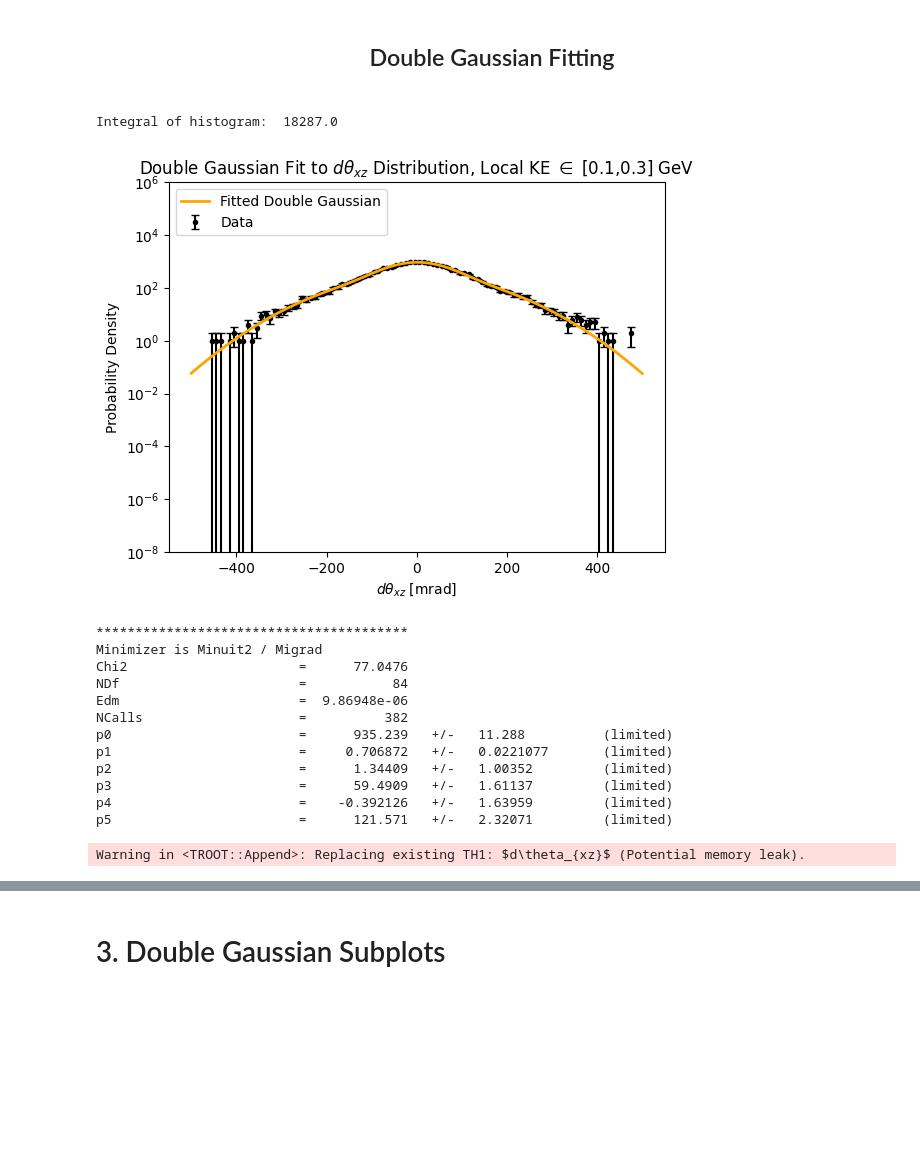
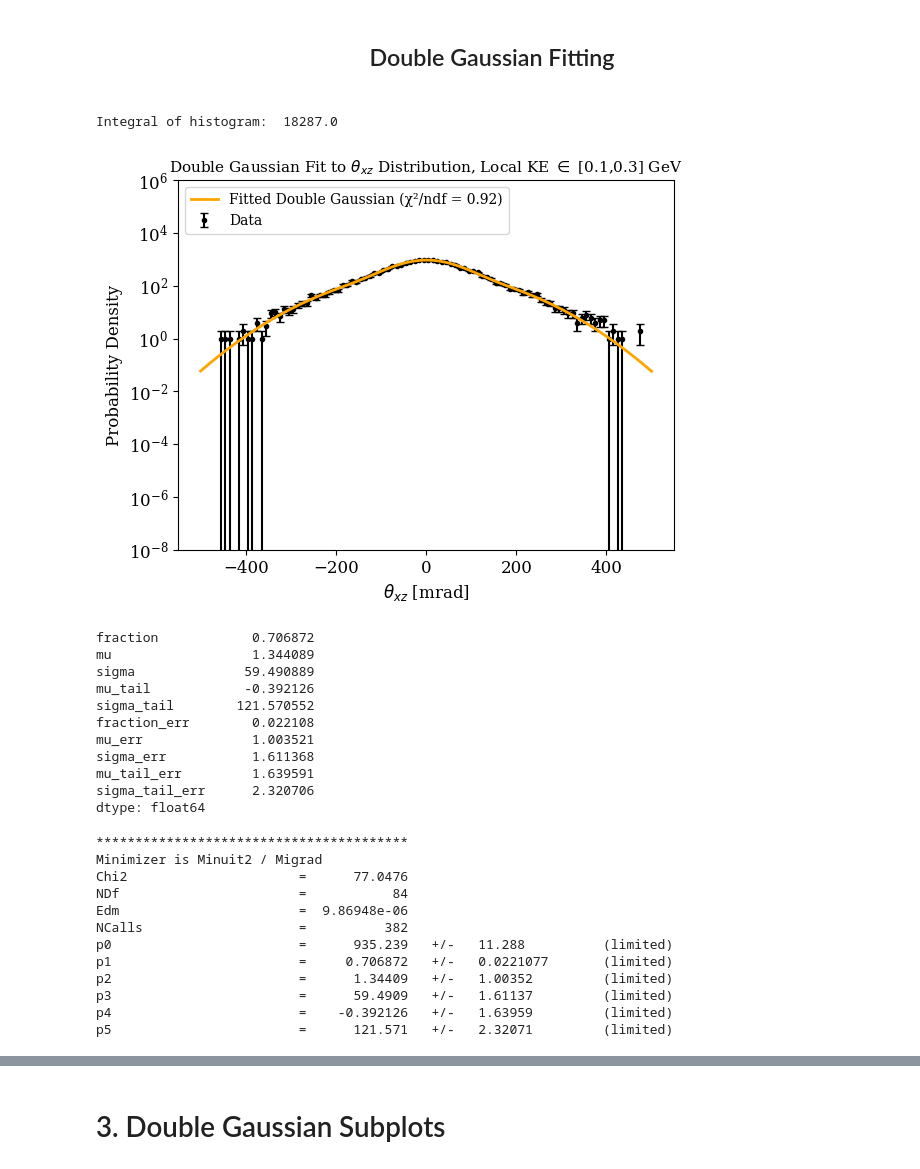
Before and after one commit to rhin525/mcs-dgaus, a Jupyter notebook: notebooks/mcs_MCSimStudy.ipynb, the cells around one changed output, grey strips where cells are left out. Saved outputs shown, nothing was run; the diff lists cells and outputs as text; code cells hidden in the pictures; blank space fills up the shorter version.

Commit message:
Added chi2/ndf to legend of double_gaus_fit_5param plots. Updated subplots function to take user input for input parameters to encourage accurate fitting.

```diff
--- a/notebooks/mcs_MCSimStudy.ipynb
+++ b/notebooks/mcs_MCSimStudy.ipynb
@@ -210,15 +210,17 @@ Info in <TCanvas::MakeDefCanvas>:  created default TCanvas with name c1
 <h2 style='text-align: center'>Double Gaussian Fitting<h2>
 # %%
 def double_gaus_fit_5param(df,column,energyBounds=[],name="",core=False,tail=False,nbins=1000):
+    plt.rc('font', family='serif', size=12)
     series = df[column]
     e1 = energyBounds[0]
     e2 = energyBounds[1]
+    #parameters = [420.,0.98,0.,70.,0.,300.5]
     counter = 0
     energyNew = []
     dataNew = []
     #Performing a cut on the muon energies and dtheta_xz to only include those within the specified energy bin
     while counter < len(series):
-        if muonEnergies[counter] > e1 and muonEnergies[counter] < e2:
+        if muonEnergies[counter] >= e1 and muonEnergies[counter] <= e2:
             dataNew.append(series.values[counter])
             energyNew.append(muonEnergies[counter])
         counter += 1
@@ -226,7 +228,7 @@ def double_gaus_fit_5param(df,column,energyBounds=[],name="",core=False,tail=Fal
 
     func1 = TF1('func1', ROOT.double_gaus_norm, -500, 500, 6) #Create double gaussian function with 6 parameters, *Make a limit on params
     #func1.SetParameters(410., 0.452, 70., 0.4972, 300.5) #[0.1,0.3 init]
-    func1.SetParameters(420.,0.98,0.,70.,0,300.5)
+    func1.SetParameters()
     #func1.SetParameters(420., 0.5, 500., 2., 40.1, 1000.5)
     # fit range for scaling factor
     func1.SetParLimits(0, 0., 1000.)
@@ -254,52 +256,68 @@ def double_gaus_fit_5param(df,column,energyBounds=[],name="",core=False,tail=Fal
 
     mu_err,sigma_err = func1.GetParError(2), func1.GetParError(3)
     mu_tail_err,sigma_tail_err = func1.GetParError(4), func1.GetParError(5)
     scale_err,fraction_err = func1.GetParError(0), func1.GetParError(1)
 
+    #Getting fit results (chi squared, ndf)
+    chi2 = func1.GetChisquare()
+    ndf = func1.GetNDF()
+    chi2_ndf = chi2/ndf
+
     bin_heights, bin_borders = np.histogram(seriesNew, bins=nbins, range=(-500, 500)) #Normalizing histogram to 1
-    normalized_heights = bin_heights / np.sum(bin_heights) # Normalize the histogram heights
     bin_centers = (bin_borders[:-1] + bin_borders[1:]) / 2
     plt.errorbar(bin_centers, bin_heights, yerr=np.sqrt(bin_heights), fmt='o', color='black', label='Data',markersize=3, capsize=3, linewidth=1.5, zorder=1)
 
-    #plt.errorbar(bin_centers, normalized_heights, yerr=np.sqrt(normalized_heights), fmt='o', color='black', label='Data',markersize=3, capsize=3, linewidth=1.5, zorder=1)
     plt.yscale('log')
 
     x = np.linspace(-500, 500, nbins)
     pdf = scale *fraction * np.exp(-0.5 * ((x - mu) / sigma) ** 2) #Probability for core gaus
     pdf_tail = scale*(1-fraction) * np.exp(-0.5 * ((x - mu_tail) / sigma_tail) ** 2) #Probability for tail gaus
     double_pdf = pdf + pdf_tail
 
     if core: plt.plot(x, pdf, color='red', linewidth=2, label='Fitted Gaussian',zorder=2)
     if tail: plt.plot(x, pdf_tail, color='green', linewidth=2, label='Fitted Tail',zorder=3)
-    plt.plot(x, double_pdf, color='orange', linewidth=2, label='Fitted Double Gaussian', zorder=4)
+    plt.plot(x, double_pdf, color='orange', linewidth=2, label=f'Fitted Double Gaussian (χ²/ndf = {chi2_ndf:.2f})', zorder=4)
 
     #change y axis 1000 more to fit legends
     plt.legend(loc='upper left', fontsize=10)
     plt.ylim(0.00000001,1000000)
 
-    plt.xlabel(r"$d\theta_{xz}$ [mrad]")
+    plt.xlabel(r"$\theta_{xz}$ [mrad]")
     plt.ylabel("Probability Density")
-    plt.title(r"Double Gaussian Fit to $d\theta_{xz}$ Distribution, Local KE $\in$ ["+ str(e1) + "," + str(e2) + "] GeV")
+    plt.title(r"Double Gaussian Fit to $\theta_{xz}$ Distribution, Local KE $\in$ ["+ str(e1) + "," + str(e2) + "] GeV",size=11)
+    #plt.tight_layout()
 
     plt.show()
 
-    return [scale, mu, sigma, mu_tail, sigma_tail, scale_err, mu_err, sigma_err, mu_tail_err, sigma_tail_err]
+    fitResult = pd.Series([fraction, mu, sigma, mu_tail, sigma_tail, fraction_err,mu_err, sigma_err, mu_tail_err, sigma_tail_err],index=['fraction', 'mu', 'sigma', 'mu_tail', 'sigma_tail', 'fraction_err', 'mu_err', 'sigma_err', 'mu_tail_err', 'sigma_tail_err'])
 
-double_gaus_fres = double_gaus_fit_5param(muon_df, 'dtheta_xz', energyBounds=[0.1, 0.3], name=r"$d\theta_{xz}$",nbins=100)
-#double_gaus_fit(muon_df, 'dtheta_xz', energyBounds=[0.1, 0.3], name=r"$d\theta_{xz}$",core=True,tail=True)
+    return fitResult
+
+dgaus_fitResult = double_gaus_fit_5param(muon_df, 'dtheta_xz', energyBounds=[0.1, 0.3], name=r"$\theta_{xz}$",nbins=100)
+dgaus_fitResult
 # %% [output]
 Integral of histogram:  18287.0
-[figure, old version]
+[figure, new version]
-****************************************
-Minimizer is Minuit2 / Migrad
-Chi2                      =      77.0476
-NDf                       =           84
-Edm                       =  9.86948e-06
-NCalls                    =          382
-p0                        =      935.239   +/-   11.288          (limited)
-p1                        =     0.706872   +/-   0.0221077       (limited)
-p2                        =      1.34409   +/-   1.00352         (limited)
-p3                        =      59.4909   +/-   1.61137         (limited)
-p4                        =    -0.392126   +/-   1.63959         (limited)
-p5                        =      121.571   +/-   2.32071         (limited)
+fraction            0.706872
+mu                  1.344089
+sigma              59.490889
+mu_tail            -0.392126
+sigma_tail        121.570552
+fraction_err        0.022108
+mu_err              1.003521
+sigma_err           1.611368
+mu_tail_err         1.639591
+sigma_tail_err      2.320706
+dtype: float64
-Warning in <TROOT::Append>: Replacing existing TH1: $d\theta_{xz}$ (Potential memory leak).
+****************************************
+Minimizer is Minuit2 / Migrad
+Chi2                      =      77.0476
+NDf                       =           84
+Edm                       =  9.86948e-06
+NCalls                    =          382
+p0                        =      935.239   +/-   11.288          (limited)
+p1                        =     0.706872   +/-   0.0221077       (limited)
+p2                        =      1.34409   +/-   1.00352         (limited)
+p3                        =      59.4909   +/-   1.61137         (limited)
+p4                        =    -0.392126   +/-   1.63959         (limited)
+p5                        =      121.571   +/-   2.32071         (limited)
```
Also changed, not shown: parts of 4 cells of this notebook.
